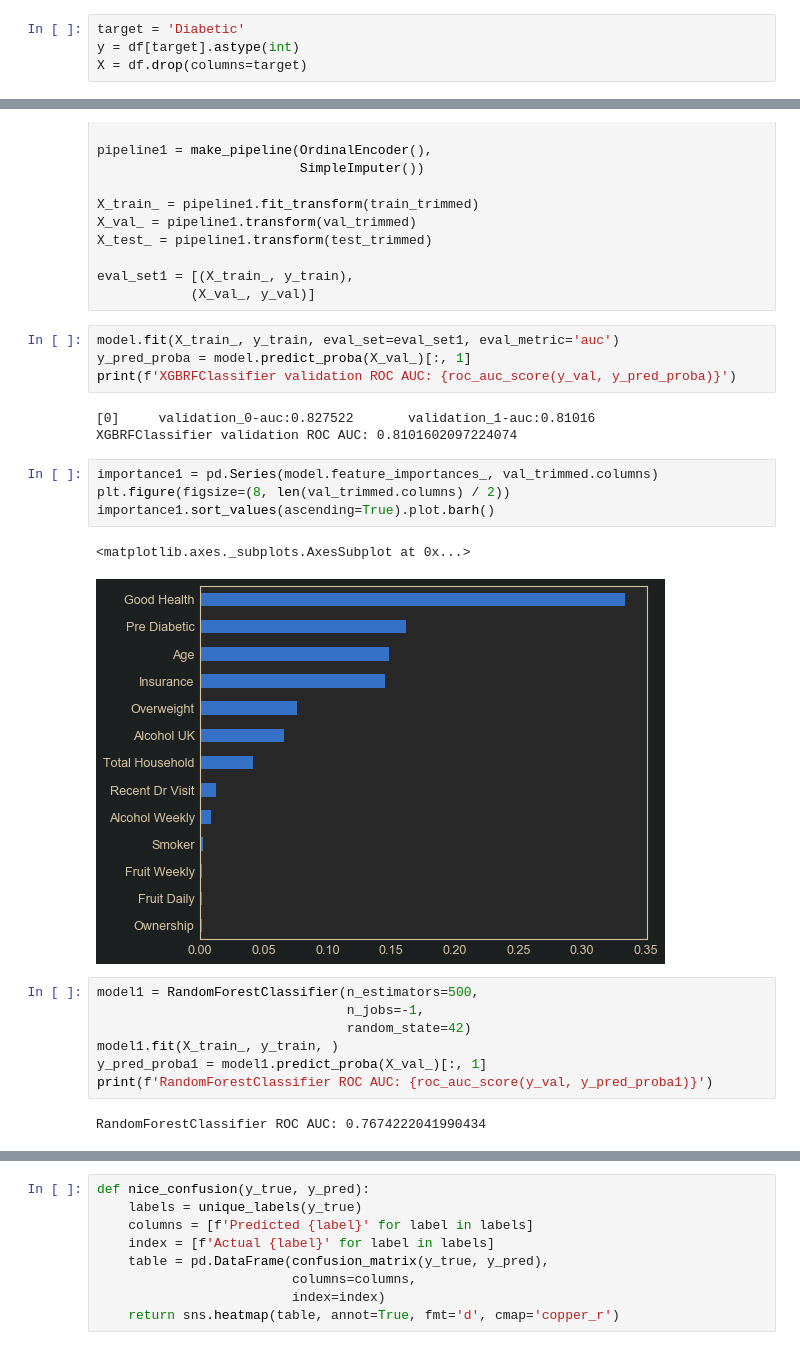
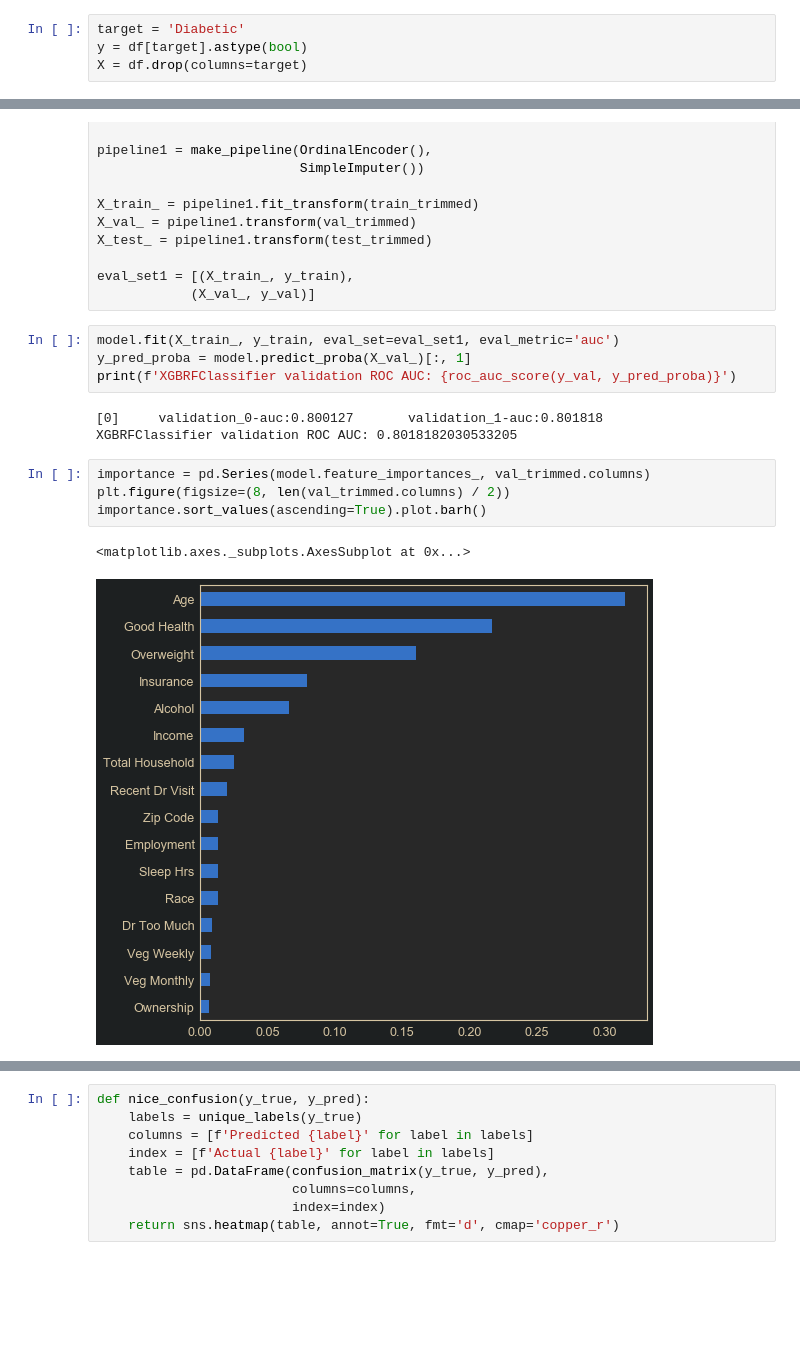
Before and after one commit to llpk79/Project_Blog_Post, a Jupyter notebook: AlsoABlogPost.ipynb, the cells around one changed output, grey strips where cells are left out. Drawn from its saved outputs; the diff is of its cells as text; blank space fills up the shorter version.

Commit message:
Finish features, pipeline and model

```diff
--- a/AlsoABlogPost.ipynb
+++ b/AlsoABlogPost.ipynb
@@ -51,7 +72,7 @@ def train_val_test_split(X, y):
     return train, val, test, y_train, y_val, y_test
 # %%
 target = 'Diabetic'
-y = df[target].astype(int)
+y = df[target].astype(bool)
 X = df.drop(columns=target)
 # %%
 train, val, test, y_train, y_val, y_test = train_val_test_split(X, y)
@@ -187,21 +201,12 @@ model.fit(X_train_, y_train, eval_set=eval_set1, eval_metric='auc')
 y_pred_proba = model.predict_proba(X_val_)[:, 1]
 print(f'XGBRFClassifier validation ROC AUC: {roc_auc_score(y_val, y_pred_proba)}')
 # %% [output]
-[0]     validation_0-auc:0.827522       validation_1-auc:0.81016
-XGBRFClassifier validation ROC AUC: 0.8101602097224074
+[0]     validation_0-auc:0.800127       validation_1-auc:0.801818
+XGBRFClassifier validation ROC AUC: 0.8018182030533205
 # %%
-importance1 = pd.Series(model.feature_importances_, val_trimmed.columns)
+importance = pd.Series(model.feature_importances_, val_trimmed.columns)
 plt.figure(figsize=(8, len(val_trimmed.columns) / 2))
-importance1.sort_values(ascending=True).plot.barh()
+importance.sort_values(ascending=True).plot.barh()
 # %% [output]
 <matplotlib.axes._subplots.AxesSubplot at 0x...>
-[figure, old version]
+[figure, new version]
-# %%
-model1 = RandomForestClassifier(n_estimators=500,
-                                n_jobs=-1,
-                                random_state=42)
-model1.fit(X_train_, y_train, )
-y_pred_proba1 = model1.predict_proba(X_val_)[:, 1]
-print(f'RandomForestClassifier ROC AUC: {roc_auc_score(y_val, y_pred_proba1)}')
-# %% [output]
-RandomForestClassifier ROC AUC: 0.7674222041990434
```
Also changed, not shown: parts of 29 cells of this notebook, 1 other file.
